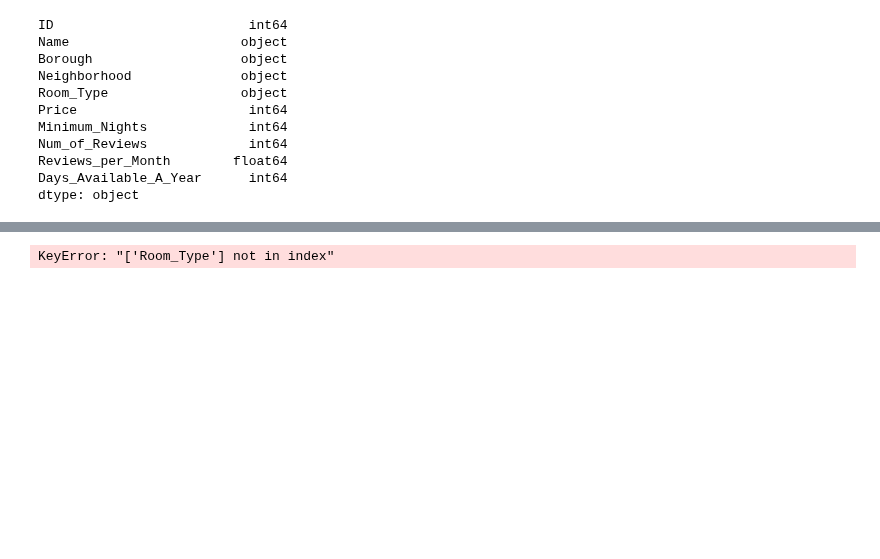
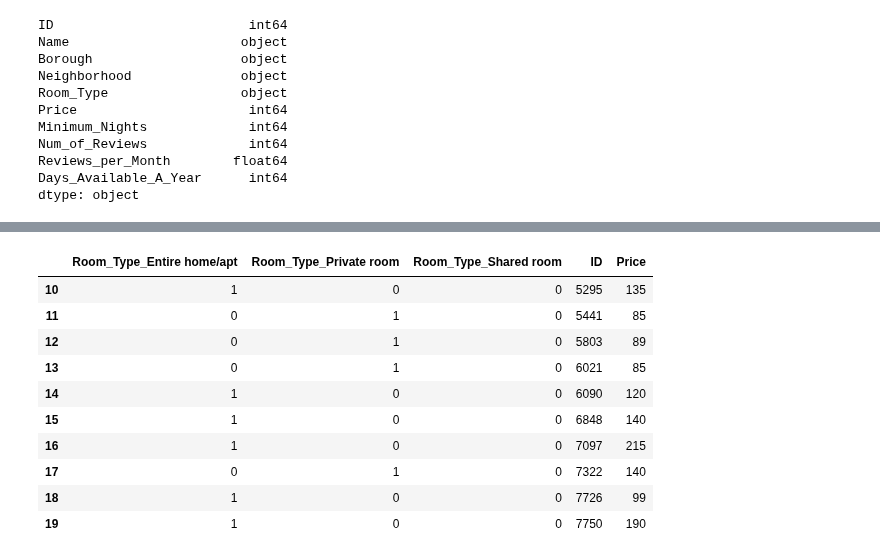
Before and after one commit to irwinmier96/Side_Projects, a Jupyter notebook: NYC AirBnB/Untitled.ipynb, the cells around one changed output, grey strips where cells are left out. Cells and saved outputs as stored; diff of their text form; code cells hidden in the pictures; blank space fills up the shorter version.

Commit message:
dummy var

```diff
--- a/NYC AirBnB/Untitled.ipynb
+++ b/NYC AirBnB/Untitled.ipynb
@@ -100,12 +100,25 @@ no_location[10:20]
 # %%
 #Converting nominal features into numerical features requires encoding them as dummy variables
 
 #Get the Dummy Variables
 
 nominal_column = ["Room_Type"]
 dummy_room = pd.get_dummies(no_location[nominal_column])
 
-# no_location = pd.concat([dummy_room, no_location], axis=1)
-# no_location = no_location.drop(nominal_column, axis=1)
+no_location = pd.concat([dummy_room, no_location], axis=1)
+no_location = no_location.drop(nominal_column, axis=1)
+no_location = pd.DataFrame(no_location)
+
+no_location[10:20]
 # %% [output]
-KeyError: "['Room_Type'] not in index"
+|  | Room_Type_Entire home/apt | Room_Type_Private room | Room_Type_Shared room | ID | Price |
+| 10 | 1 | 0 | 0 | 5295 | 135 |
+| 11 | 0 | 1 | 0 | 5441 | 85 |
+| 12 | 0 | 1 | 0 | 5803 | 89 |
+| 13 | 0 | 1 | 0 | 6021 | 85 |
+| 14 | 1 | 0 | 0 | 6090 | 120 |
+| 15 | 1 | 0 | 0 | 6848 | 140 |
+| 16 | 1 | 0 | 0 | 7097 | 215 |
+| 17 | 0 | 1 | 0 | 7322 | 140 |
+| 18 | 1 | 0 | 0 | 7726 | 99 |
+| 19 | 1 | 0 | 0 | 7750 | 190 |
```
Also changed, not shown: parts of 2 cells of this notebook.
